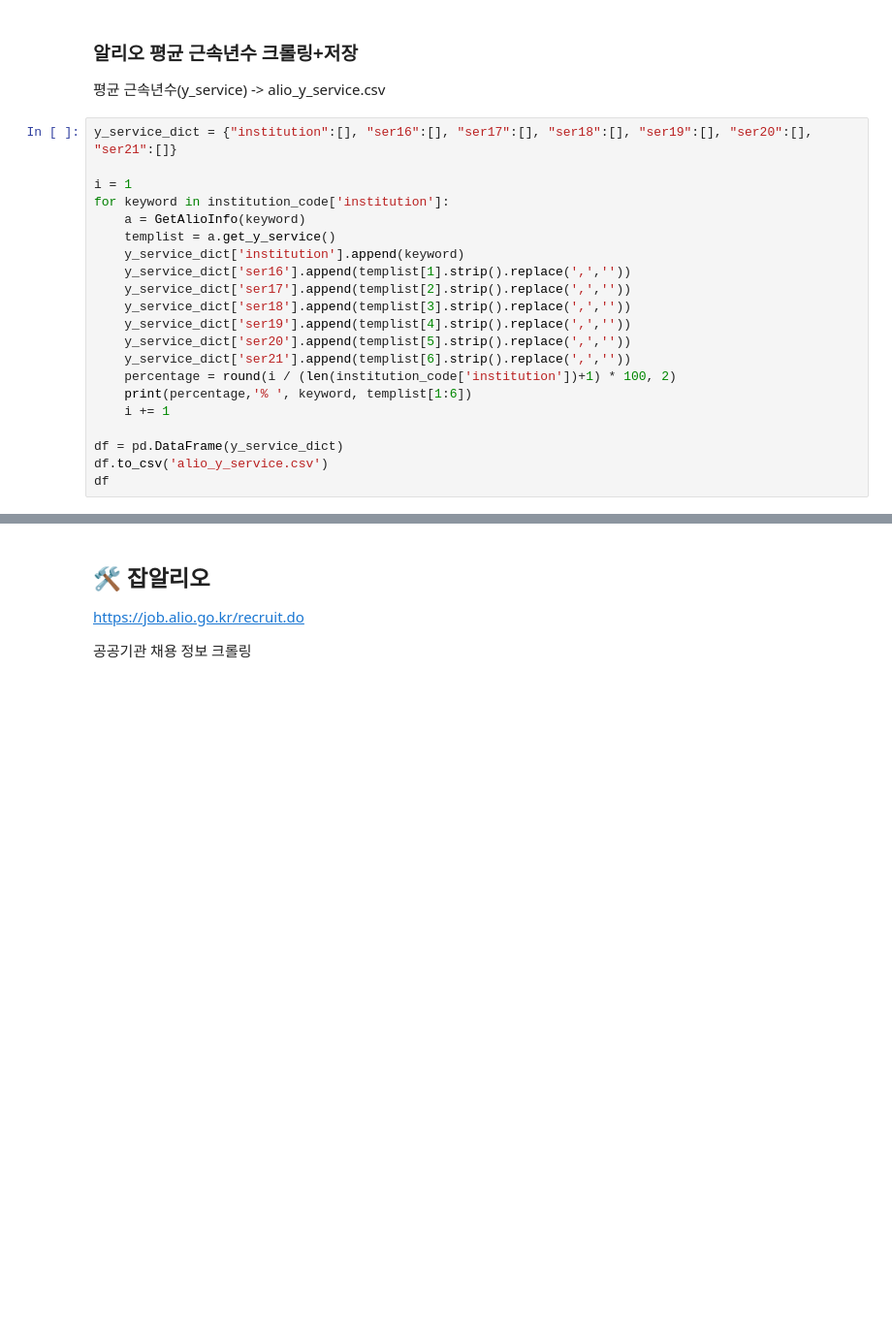
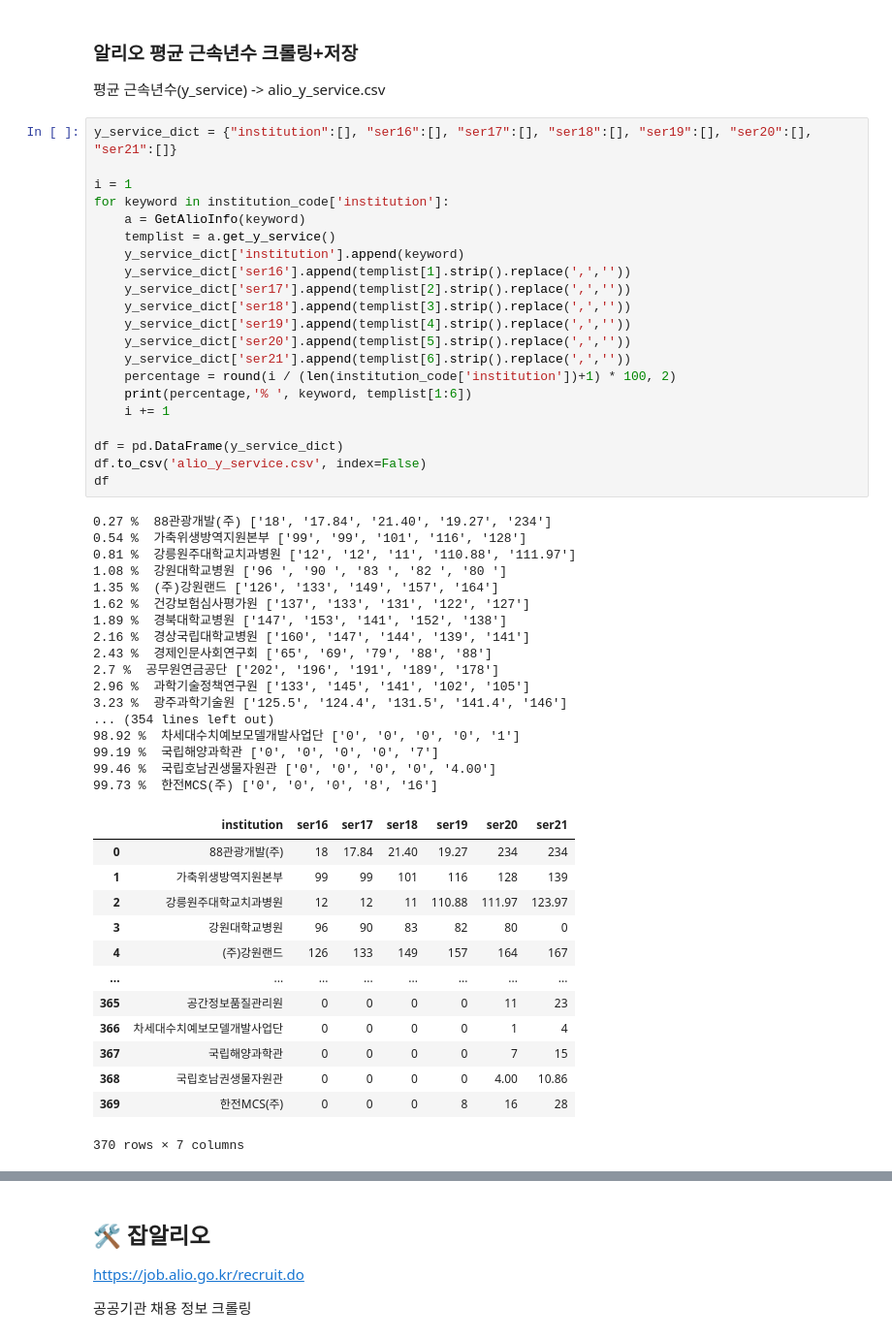
Before and after one commit to tmxkqotnl/project_mini_python_chat_bot, a Jupyter notebook: hitagi/huitaek.ipynb, the cells around one changed output, grey strips where cells are left out. Shown: that part at 97% size. Drawn from its saved outputs; the diff is of its cells as text; blank space fills up the shorter version.

```diff
--- a/hitagi/huitaek.ipynb
+++ b/hitagi/huitaek.ipynb
@@ -230,21 +309,52 @@ df
 # %%
 y_service_dict = {"institution":[], "ser16":[], "ser17":[], "ser18":[], "ser19":[], "ser20":[], "ser21":[]}
 
 i = 1
 for keyword in institution_code['institution']:
     a = GetAlioInfo(keyword)
     templist = a.get_y_service()
     y_service_dict['institution'].append(keyword)
     y_service_dict['ser16'].append(templist[1].strip().replace(',',''))
     y_service_dict['ser17'].append(templist[2].strip().replace(',',''))
     y_service_dict['ser18'].append(templist[3].strip().replace(',',''))
     y_service_dict['ser19'].append(templist[4].strip().replace(',',''))
     y_service_dict['ser20'].append(templist[5].strip().replace(',',''))
     y_service_dict['ser21'].append(templist[6].strip().replace(',',''))
     percentage = round(i / (len(institution_code['institution'])+1) * 100, 2)
     print(percentage,'% ', keyword, templist[1:6])
     i += 1
 
 df = pd.DataFrame(y_service_dict)
-df.to_csv('alio_y_service.csv')
+df.to_csv('alio_y_service.csv', index=False)
 df
+# %% [output]
+0.27 %  88관광개발(주) ['18', '17.84', '21.40', '19.27', '234']
+0.54 %  가축위생방역지원본부 ['99', '99', '101', '116', '128']
+0.81 %  강릉원주대학교치과병원 ['12', '12', '11', '110.88', '111.97']
+1.08 %  강원대학교병원 ['96 ', '90 ', '83 ', '82 ', '80 ']
+1.35 %  (주)강원랜드 ['126', '133', '149', '157', '164']
+1.62 %  건강보험심사평가원 ['137', '133', '131', '122', '127']
+1.89 %  경북대학교병원 ['147', '153', '141', '152', '138']
+2.16 %  경상국립대학교병원 ['160', '147', '144', '139', '141']
+2.43 %  경제인문사회연구회 ['65', '69', '79', '88', '88']
+2.7 %  공무원연금공단 ['202', '196', '191', '189', '178']
+2.96 %  과학기술정책연구원 ['133', '145', '141', '102', '105']
+3.23 %  광주과학기술원 ['125.5', '124.4', '131.5', '141.4', '146']
+... (354 lines left out)
+98.92 %  차세대수치예보모델개발사업단 ['0', '0', '0', '0', '1']
+99.19 %  국립해양과학관 ['0', '0', '0', '0', '7']
+99.46 %  국립호남권생물자원관 ['0', '0', '0', '0', '4.00']
+99.73 %  한전MCS(주) ['0', '0', '0', '8', '16']
+|  | institution | ser16 | ser17 | ser18 | ser19 | ser20 | ser21 |
+| 0 | 88관광개발(주) | 18 | 17.84 | 21.40 | 19.27 | 234 | 234 |
+| 1 | 가축위생방역지원본부 | 99 | 99 | 101 | 116 | 128 | 139 |
+| 2 | 강릉원주대학교치과병원 | 12 | 12 | 11 | 110.88 | 111.97 | 123.97 |
+| 3 | 강원대학교병원 | 96 | 90 | 83 | 82 | 80 | 0 |
+| 4 | (주)강원랜드 | 126 | 133 | 149 | 157 | 164 | 167 |
+| ... | ... | ... | ... | ... | ... | ... | ... |
+| 365 | 공간정보품질관리원 | 0 | 0 | 0 | 0 | 11 | 23 |
+| 366 | 차세대수치예보모델개발사업단 | 0 | 0 | 0 | 0 | 1 | 4 |
+| 367 | 국립해양과학관 | 0 | 0 | 0 | 0 | 7 | 15 |
+| 368 | 국립호남권생물자원관 | 0 | 0 | 0 | 0 | 4.00 | 10.86 |
+| 369 | 한전MCS(주) | 0 | 0 | 0 | 8 | 16 | 28 |
+370 rows × 7 columns
```
Also changed, not shown: parts of 11 cells of this notebook, 5 other files.
